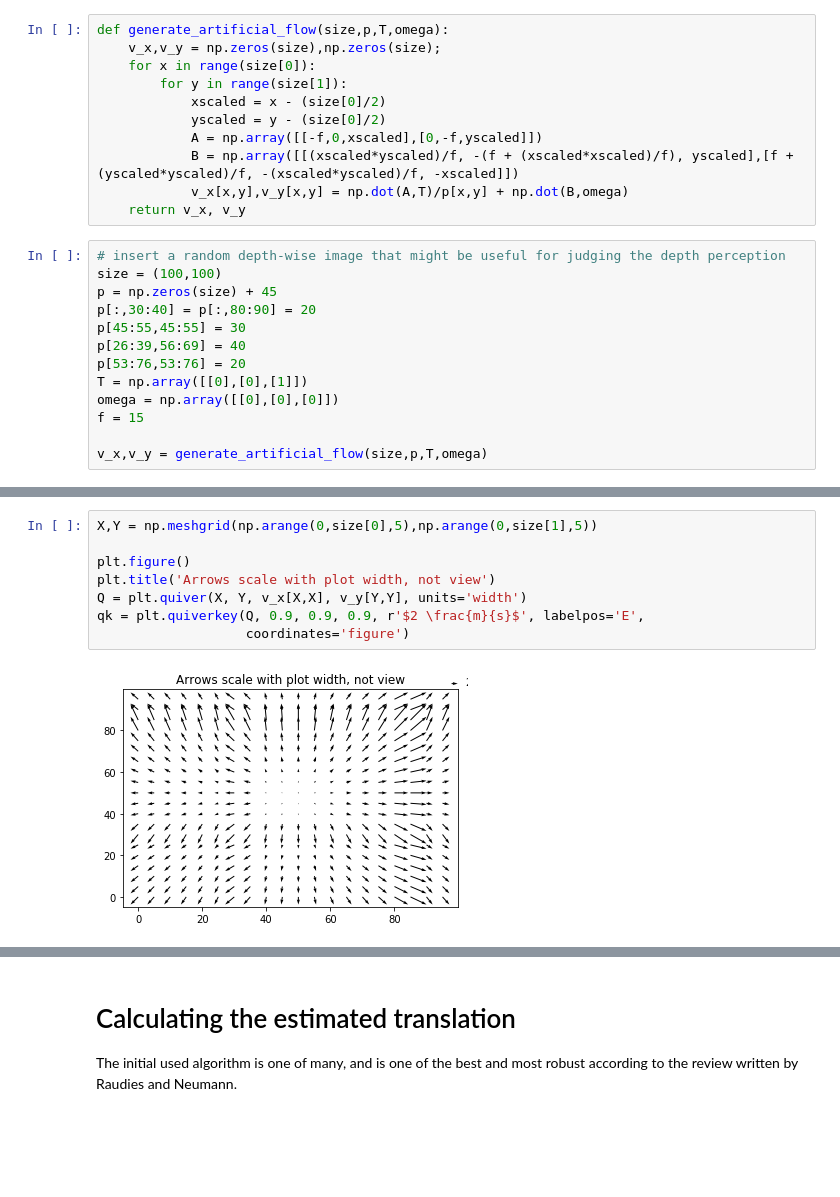
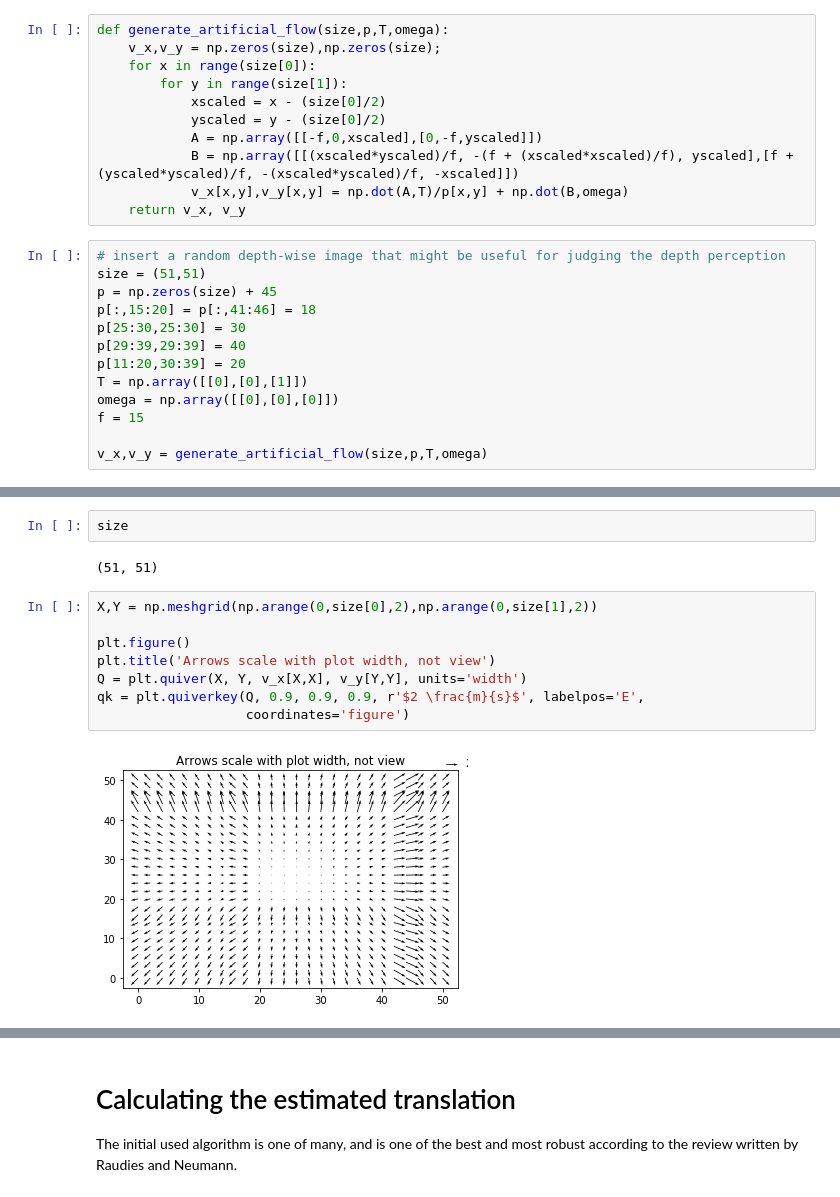
Before and after one commit to sharbatc/piof, a Jupyter notebook: test_subpsace.ipynb, the cells around one changed output, grey strips where cells are left out. Saved outputs shown, nothing was run; the diff lists cells and outputs as text; blank space fills up the shorter version.

```diff
--- a/test_subpsace.ipynb
+++ b/test_subpsace.ipynb
@@ -21,12 +21,12 @@ def generate_artificial_flow(size,p,T,omega):
     return v_x, v_y
 # %%
 # insert a random depth-wise image that might be useful for judging the depth perception
-size = (100,100)
+size = (51,51)
 p = np.zeros(size) + 45
-p[:,30:40] = p[:,80:90] = 20
-p[45:55,45:55] = 30
-p[26:39,56:69] = 40
-p[53:76,53:76] = 20
+p[:,15:20] = p[:,41:46] = 18
+p[25:30,25:30] = 30
+p[29:39,29:39] = 40
+p[11:20,30:39] = 20
 T = np.array([[0],[0],[1]])
 omega = np.array([[0],[0],[0]])
 f = 15
@@ -60,10 +64,14 @@ ax.set_title('Image velocity values')
+# %%
+size
+# %% [output]
+(51, 51)
 # %%
-X,Y = np.meshgrid(np.arange(0,size[0],5),np.arange(0,size[1],5))
+X,Y = np.meshgrid(np.arange(0,size[0],2),np.arange(0,size[1],2))
 
 plt.figure()
 plt.title('Arrows scale with plot width, not view')
 Q = plt.quiver(X, Y, v_x[X,X], v_y[Y,Y], units='width')
 qk = plt.quiverkey(Q, 0.9, 0.9, 0.9, r'$2 \frac{m}{s}$', labelpos='E',
                    coordinates='figure')
 # %% [output]
-[figure, old version]
+[figure, new version]
```
Also changed, not shown: parts of 7 cells of this notebook, 38 other files.
